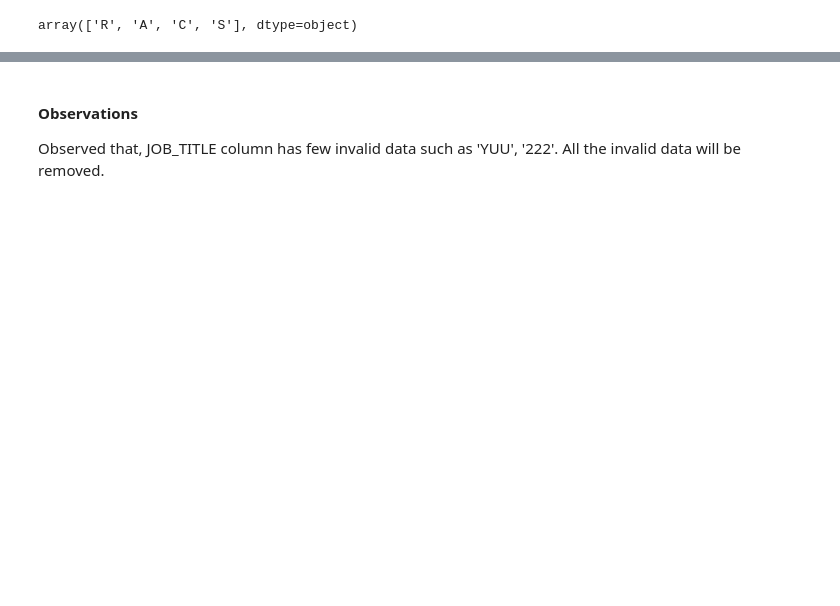
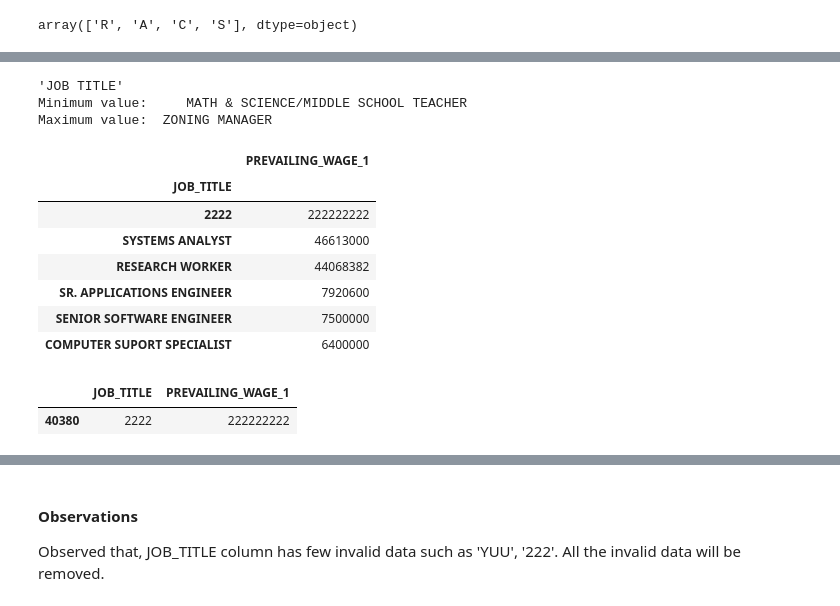
Before and after one commit to karthikeyanbalusamy/EDA-Project, a Jupyter notebook: US H1B Visa Petition.ipynb, the cells around one changed output, grey strips where cells are left out. Drawn from its saved outputs; the diff is of its cells as text; code cells hidden in the pictures; blank space fills up the shorter version.

```diff
--- a/US H1B Visa Petition.ipynb
+++ b/US H1B Visa Petition.ipynb
@@ -187,0 +205,27 @@ array(['   MATH & SCIENCE/MIDDLE SCHOOL TEACHER',
+# %%
+print("'JOB TITLE'")
+print("Minimum value: ", H1_status['JOB_TITLE'].min())
+print("Maximum value: ", H1_status['JOB_TITLE'].max())
+# %% [output]
+'JOB TITLE'
+Minimum value:     MATH & SCIENCE/MIDDLE SCHOOL TEACHER
+Maximum value:  ZONING MANAGER
+# %%
+df = pd.DataFrame (H1_status,columns=['JOB_TITLE','PREVAILING_WAGE_1'])
+df1 = df.groupby(['JOB_TITLE']).max()[['PREVAILING_WAGE_1']]
+df1 = df1.sort_values(by='PREVAILING_WAGE_1', ascending=False)
+df1.head(6)
+# %% [output]
+|  | PREVAILING_WAGE_1 |
+| JOB_TITLE |  |
+| 2222 | 222222222 |
+| SYSTEMS ANALYST | 46613000 |
+| RESEARCH WORKER | 44068382 |
+| SR. APPLICATIONS ENGINEER | 7920600 |
+| SENIOR SOFTWARE ENGINEER | 7500000 |
+| COMPUTER SUPORT SPECIALIST | 6400000 |
+# %%
+df[df['JOB_TITLE'] == '2222']
+# %% [output]
+|  | JOB_TITLE | PREVAILING_WAGE_1 |
+| 40380 | 2222 | 222222222 |
```
Also changed, not shown: parts of 16 cells of this notebook.
